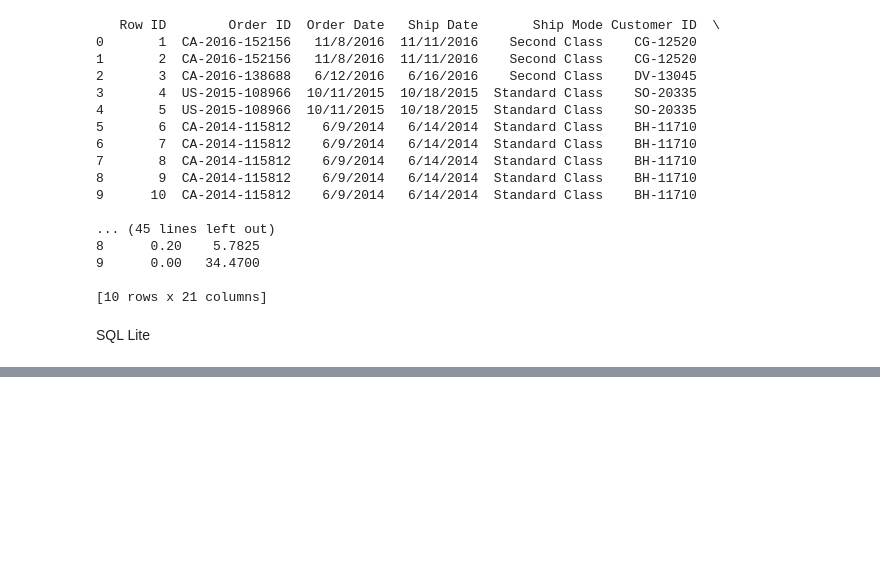
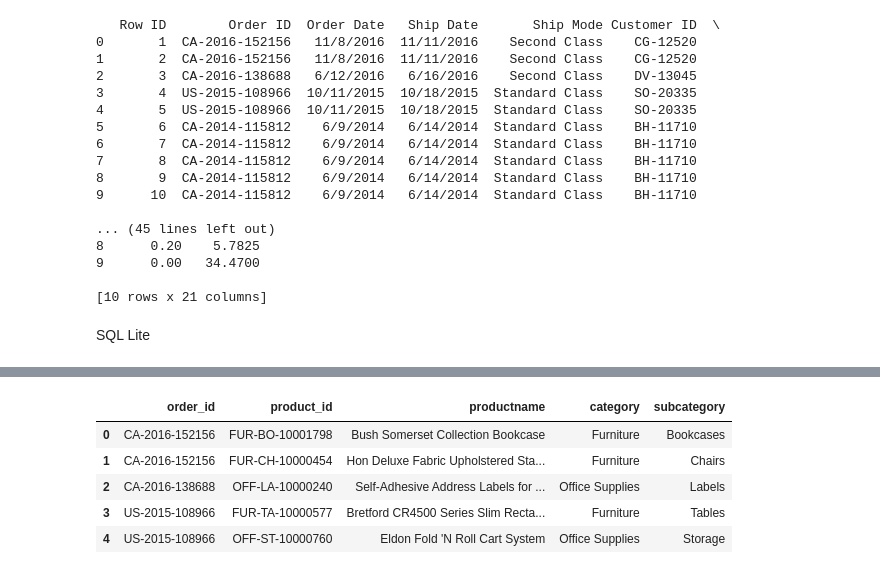
Before and after one commit to bruno-aro/SQL_ECommerce_Project, a Jupyter notebook: Project_5.ipynb, the cells around one changed output, grey strips where cells are left out. Cells and saved outputs as stored; diff of their text form; code cells hidden in the pictures; blank space fills up the shorter version.

```diff
--- a/Project_5.ipynb
+++ b/Project_5.ipynb
@@ -366,0 +416,11 @@ orders.created_at NULLs:    nulls
+# %%
+df.product = pd.read_csv("product.csv", encoding="latin-1")
+
+df.product.head(5)
+# %% [output]
+|  | order_id | product_id | productname | category | subcategory |
+| 0 | CA-2016-152156 | FUR-BO-10001798 | Bush Somerset Collection Bookcase | Furniture | Bookcases |
+| 1 | CA-2016-152156 | FUR-CH-10000454 | Hon Deluxe Fabric Upholstered Sta... | Furniture | Chairs |
+| 2 | CA-2016-138688 | OFF-LA-10000240 | Self-Adhesive Address Labels for ... | Office Supplies | Labels |
+| 3 | US-2015-108966 | FUR-TA-10000577 | Bretford CR4500 Series Slim Recta... | Furniture | Tables |
+| 4 | US-2015-108966 | OFF-ST-10000760 | Eldon Fold 'N Roll Cart System | Office Supplies | Storage |
```
Also changed, not shown: parts of 10 cells of this notebook, 6 other files.
